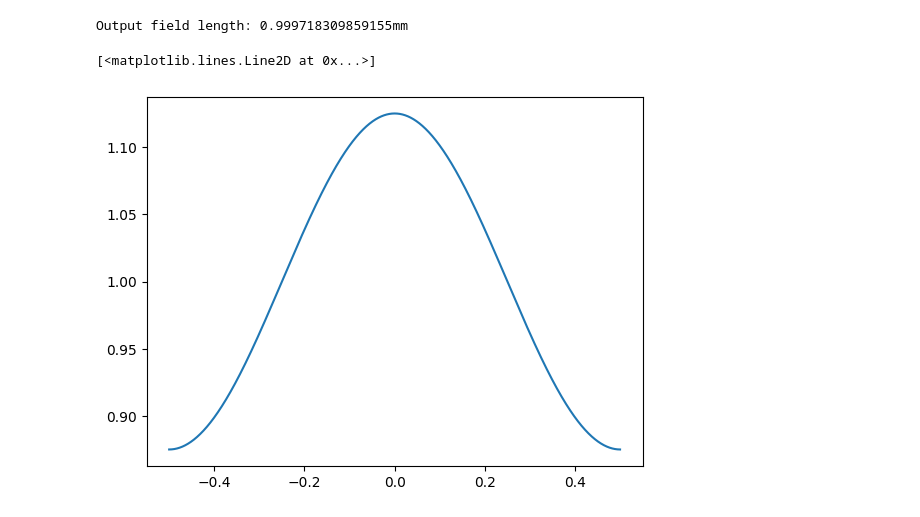
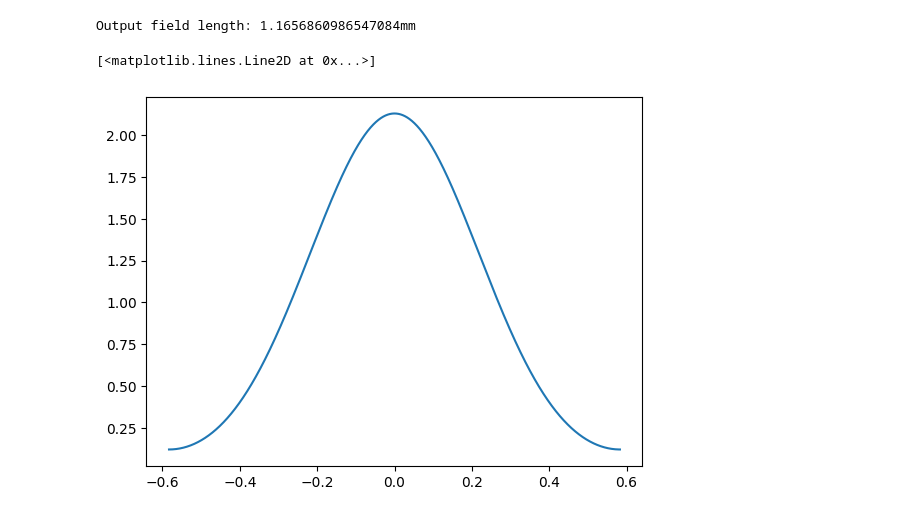
Before and after one commit to coreypowerdejong/simple_sim, a Jupyter notebook: sample_illumination.ipynb, the cells around one changed output. Saved outputs shown, nothing was run; the diff lists cells and outputs as text; code cells hidden in the pictures.

```diff
--- a/sample_illumination.ipynb
+++ b/sample_illumination.ipynb
@@ -5,10 +5,10 @@ import numpy as np
 from scipy import signal
 # %%
 # generate sample object
-N = 4096
+N = 5000
 setup = {
-    'N': N*2,
-    'L': 1e-3, # 1mm
+    'N': 8192,
+    'L': 2e-3, # 1mm
     'lambda_0': 650e-9, # 650nm, red light
     'f1': 45e-3, # 45mm
     'f2': 25e-3, # 25mm
@@ -16,34 +16,34 @@ setup = {
     'plot': True
 }
 n = setup['N']
-sample_size = 1024
+sample_size = 4096
 sample = test_sum(sample_size, a=255, n_cycles=50, sigma=0.1)
-field = np.zeros(n)
-field[N//2-sample_size//2:N//2+sample_size//2] = sample
+object = np.zeros(n, dtype=np.complex128)
+object[n//2-sample_size//2:n//2+sample_size//2] = sample
 # %%
-L = 213e-3 # field length in meters
+L = 223e-3 # field length in meters
 w = 0.1e-3 # diameter of the LED in meters (gaussian width)
 lambda_0 = 650e-9 # wavelength in meters
 z = 0.08 # distance from LED to sample in meters
 w_samples = int((w / L) * N) # number of samples for the gaussian width
 
 x = np.arange(-N/2, N/2) # coordinates in samples
 x_mm = (x * L / N)*1000 # coordinates in mm
 source = gauss_1d_fwhm(x, N/4, w_samples) # gaussian source
 
 # compute coordinates for sample field
 kx = np.fft.fftfreq(N, d=L/N) # spatial frequencies
 kx = np.fft.fftshift(kx)*lambda_0*z
 kx_mm = kx*1000 # spatial frequencies in mm
 output = fftshift(fft(source)) # compute the output field
 
 L_o = np.max(kx) - np.min(kx) # output field length in meters
 L_o_mm = L_o*1000 # output field length in mm
 print('Output field length: {}mm'.format(L_o_mm))
 
 plt.plot(kx_mm, np.abs(output))
 # %% [output]
-Output field length: 0.999718309859155mm
+Output field length: 1.1656860986547084mm
 [<matplotlib.lines.Line2D at 0x...>]
-[figure, old version]
+[figure, new version]
 # %%
```
Also changed, not shown: parts of 5 cells of this notebook.
